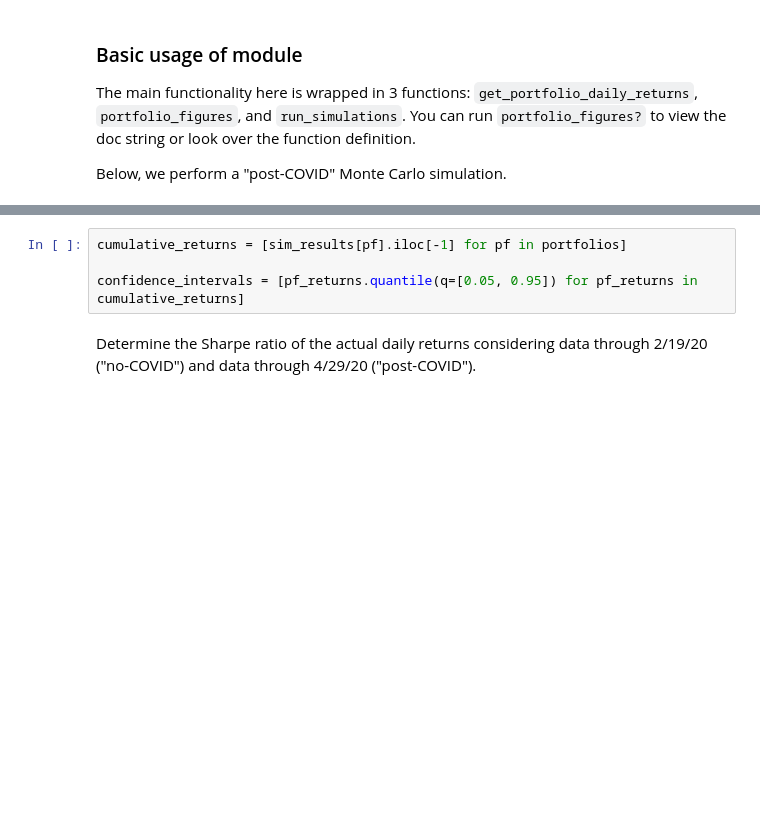
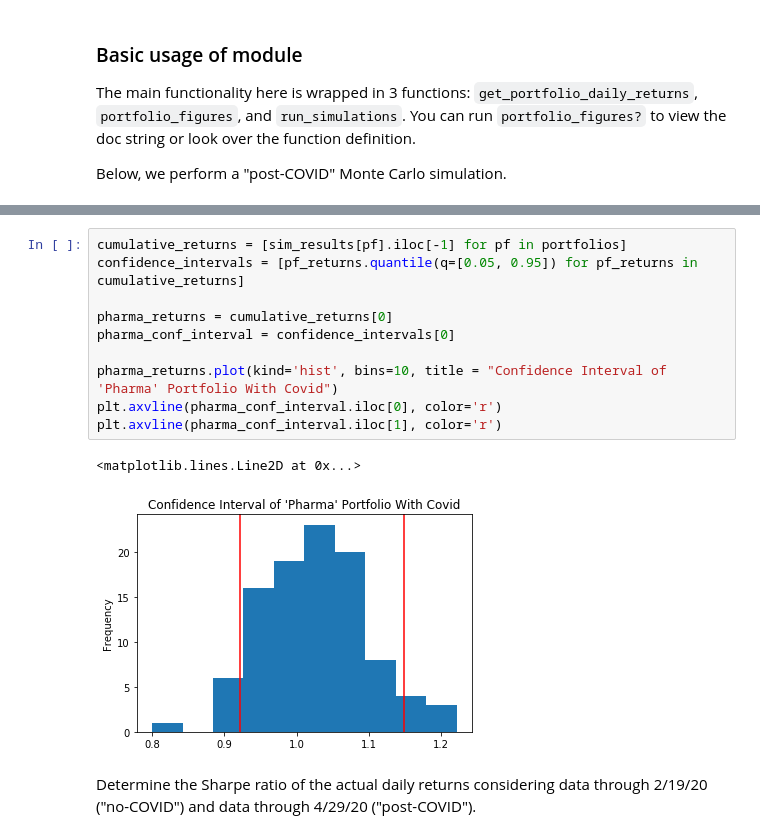
Before and after one commit to VandyFinTech2020/Coming-Back-from-COVID-19-A-Short-Term-Portfolio-Plan, a Jupyter notebook: Project01-Portfolio-Analysis.ipynb, the cells around one changed output, grey strips where cells are left out. Cells and saved outputs as stored; diff of their text form; blank space fills up the shorter version.

```diff
--- a/Project01-Portfolio-Analysis.ipynb
+++ b/Project01-Portfolio-Analysis.ipynb
@@ -126,7 +150,16 @@ Calculate the 90%-confidence interval from our "post-COVID" simulation.
 # %%
 cumulative_returns = [sim_results[pf].iloc[-1] for pf in portfolios]
+confidence_intervals = [pf_returns.quantile(q=[0.05, 0.95]) for pf_returns in cumulative_returns]
 
-confidence_intervals = [pf_returns.quantile(q=[0.05, 0.95]) for pf_returns in cumulative_returns]
+pharma_returns = cumulative_returns[0]
+pharma_conf_interval = confidence_intervals[0]
+
+pharma_returns.plot(kind='hist', bins=10, title = "Confidence Interval of 'Pharma' Portfolio With Covid")
+plt.axvline(pharma_conf_interval.iloc[0], color='r')
+plt.axvline(pharma_conf_interval.iloc[1], color='r')
+# %% [output]
+<matplotlib.lines.Line2D at 0x...>
+[figure, added]
 # %% [markdown]
 Determine the Sharpe ratio of the actual daily returns considering data through 2/19/20 ("no-COVID") and data through 4/29/20 ("post-COVID").
 # %%
```
Also changed, not shown: parts of 6 cells of this notebook.
